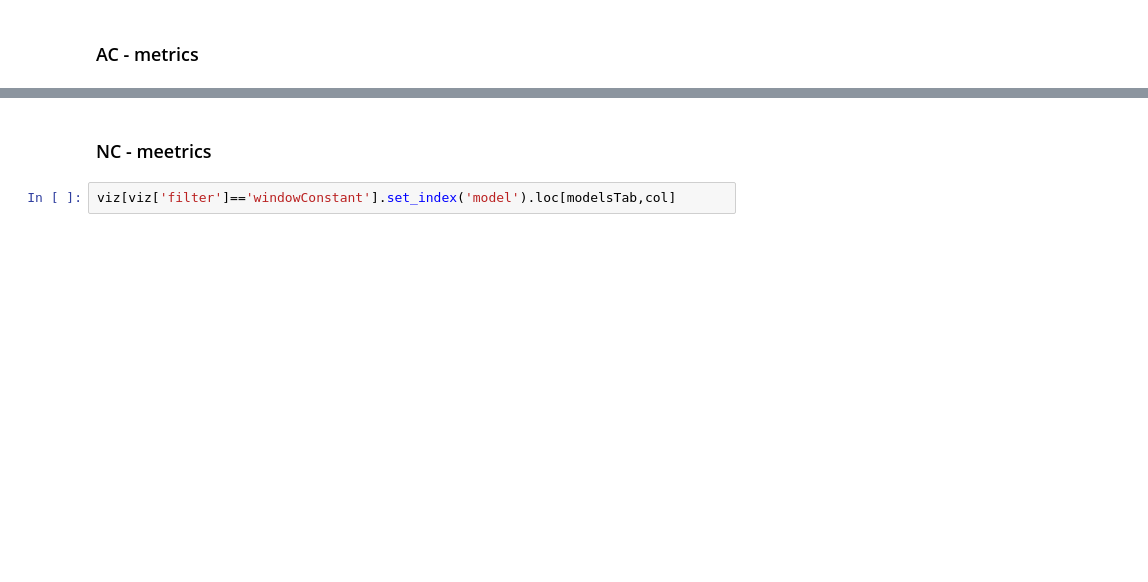
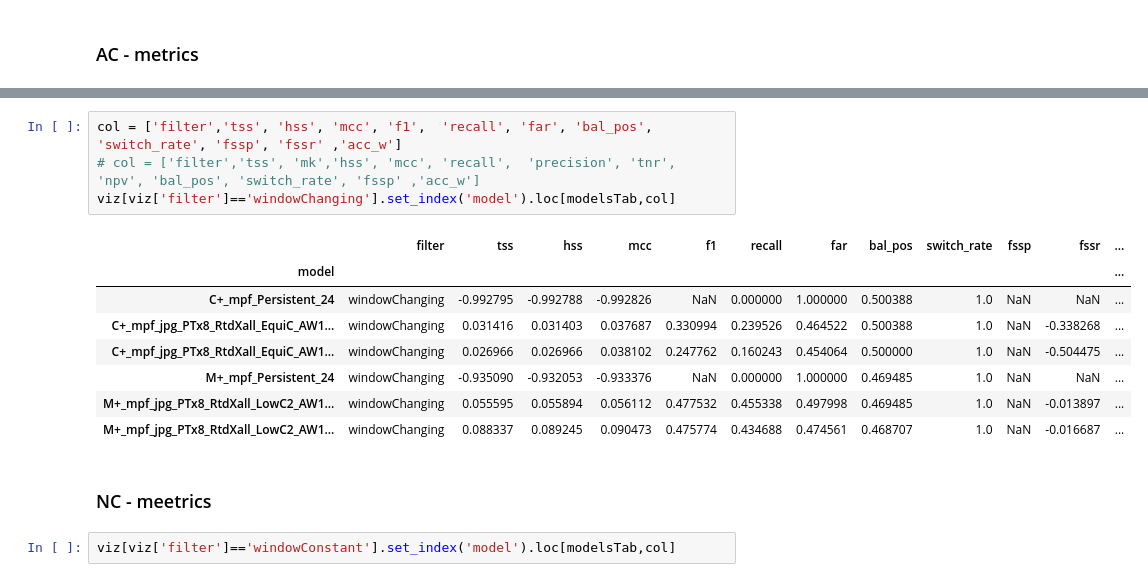
Before and after one commit to gfrancisco20/flare_limits_pcnn, a Jupyter notebook: 4_Test_Evaluation.ipynb, the cells around one changed output, grey strips where cells are left out. Saved outputs shown, nothing was run; the diff lists cells and outputs as text; blank space fills up the shorter version.

```diff
--- a/4_Test_Evaluation.ipynb
+++ b/4_Test_Evaluation.ipynb
@@ -1074,3 +1228,16 @@ viz[viz['filter']=='windowChanging'].set_index('model').loc[modelsTab,col]
+# %%
+col = ['filter','tss', 'hss', 'mcc', 'f1',  'recall', 'far', 'bal_pos', 'switch_rate', 'fssp', 'fssr' ,'acc_w']
+# col = ['filter','tss', 'mk','hss', 'mcc', 'recall',  'precision', 'tnr', 'npv', 'bal_pos', 'switch_rate', 'fssp' ,'acc_w']
+viz[viz['filter']=='windowChanging'].set_index('model').loc[modelsTab,col]
+# %% [output]
+|  | filter | tss | hss | mcc | f1 | recall | far | bal_pos | switch_rate | fssp | fssr | ... |
+| model |  |  |  |  |  |  |  |  |  |  |  | ... |
+| C+_mpf_Persistent_24 | windowChanging | -0.992795 | -0.992788 | -0.992826 | NaN | 0.000000 | 1.000000 | 0.500388 | 1.0 | NaN | NaN | ... |
+| C+_mpf_jpg_PTx8_RtdXall_EquiC_AW1... | windowChanging | 0.031416 | 0.031403 | 0.037687 | 0.330994 | 0.239526 | 0.464522 | 0.500388 | 1.0 | NaN | -0.338268 | ... |
+| C+_mpf_jpg_PTx8_RtdXall_EquiC_AW1... | windowChanging | 0.026966 | 0.026966 | 0.038102 | 0.247762 | 0.160243 | 0.454064 | 0.500000 | 1.0 | NaN | -0.504475 | ... |
+| M+_mpf_Persistent_24 | windowChanging | -0.935090 | -0.932053 | -0.933376 | NaN | 0.000000 | 1.000000 | 0.469485 | 1.0 | NaN | NaN | ... |
+| M+_mpf_jpg_PTx8_RtdXall_LowC2_AW1... | windowChanging | 0.055595 | 0.055894 | 0.056112 | 0.477532 | 0.455338 | 0.497998 | 0.469485 | 1.0 | NaN | -0.013897 | ... |
+| M+_mpf_jpg_PTx8_RtdXall_LowC2_AW1... | windowChanging | 0.088337 | 0.089245 | 0.090473 | 0.475774 | 0.434688 | 0.474561 | 0.468707 | 1.0 | NaN | -0.016687 | ... |
 # %% [markdown]
 ### NC - meetrics
 # %%
```
Also changed, not shown: parts of 14 cells of this notebook, 2 other files.
